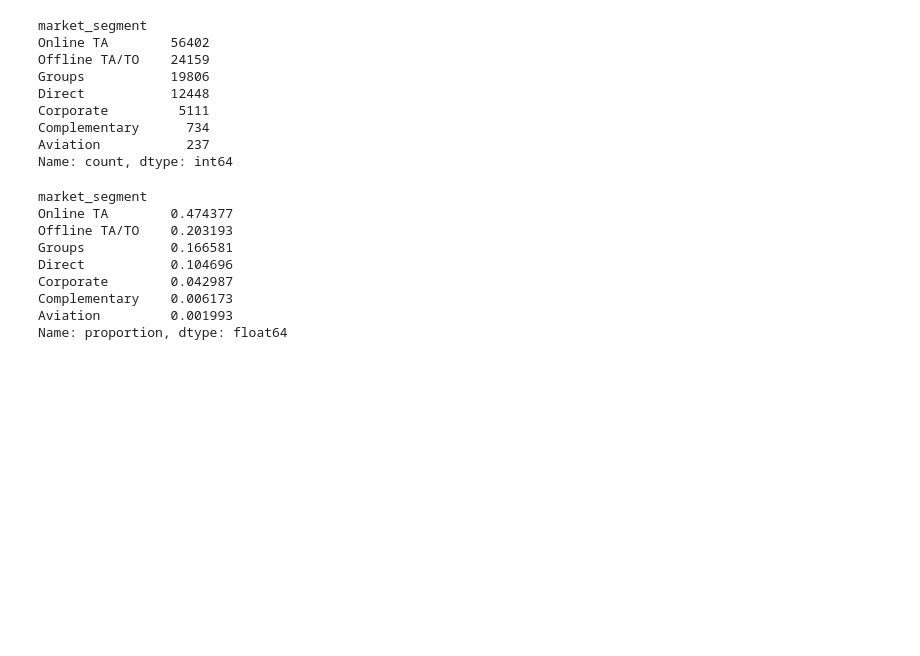
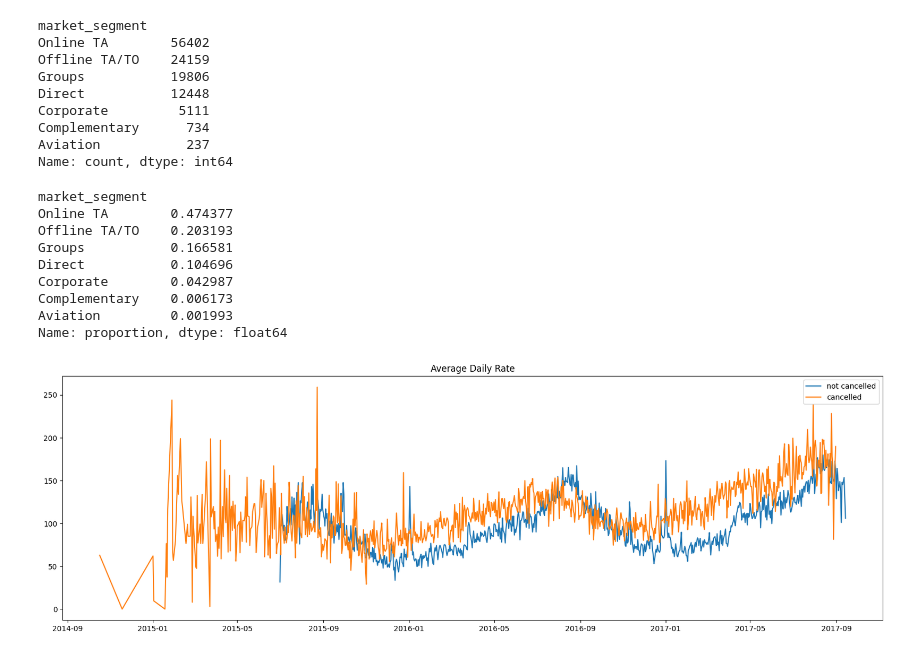
Before and after one commit to Bikash61/Data-Analyst-Projects-, a Jupyter notebook: HOTEL BOOKING/hotelBookingProject.ipynb, the cells around one changed output. Drawn from its saved outputs; the diff is of its cells as text; code cells hidden in the pictures; blank space fills up the shorter version.

```diff
--- a/HOTEL BOOKING/hotelBookingProject.ipynb
+++ b/HOTEL BOOKING/hotelBookingProject.ipynb
@@ -302,0 +291,18 @@ plt.plot(not_canceled_df_adr['reservation_status_date'], not_canceled_df_adr['ad
+# %%
+cancelled_df_adr = canceled_data.groupby('reservation_status_date')[['adr']].mean()
+cancelled_df_adr.reset_index(inplace=True)
+cancelled_df_adr.sort_values('reservation_status_date', inplace=True)
+
+not_canceled_data = df[df['is_canceled'] == 0]
+not_canceled_df_adr = not_canceled_data.groupby('reservation_status_date')[['adr']].mean()
+not_canceled_df_adr.reset_index(inplace=True)
+not_canceled_df_adr.sort_values('reservation_status_date', inplace=True)
+
+plt.figure(figsize=(20, 6))
+plt.title('Average Daily Rate')
+plt.plot(not_canceled_df_adr['reservation_status_date'], not_canceled_df_adr['adr'], label='not cancelled')
+plt.plot(cancelled_df_adr['reservation_status_date'], cancelled_df_adr['adr'], label='cancelled')
+plt.legend()
+plt.show()
+# %% [output]
+[figure, added]
```
Also changed, not shown: parts of 1 cell of this notebook.
